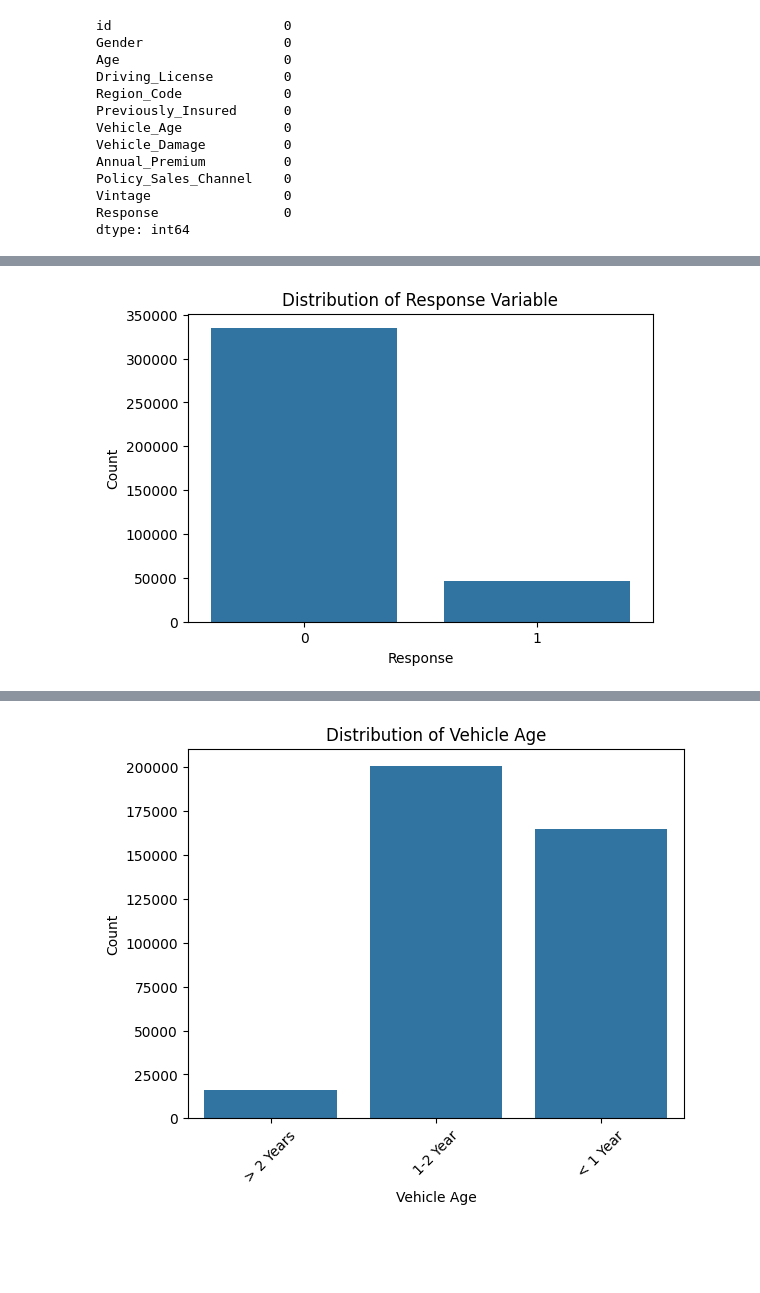
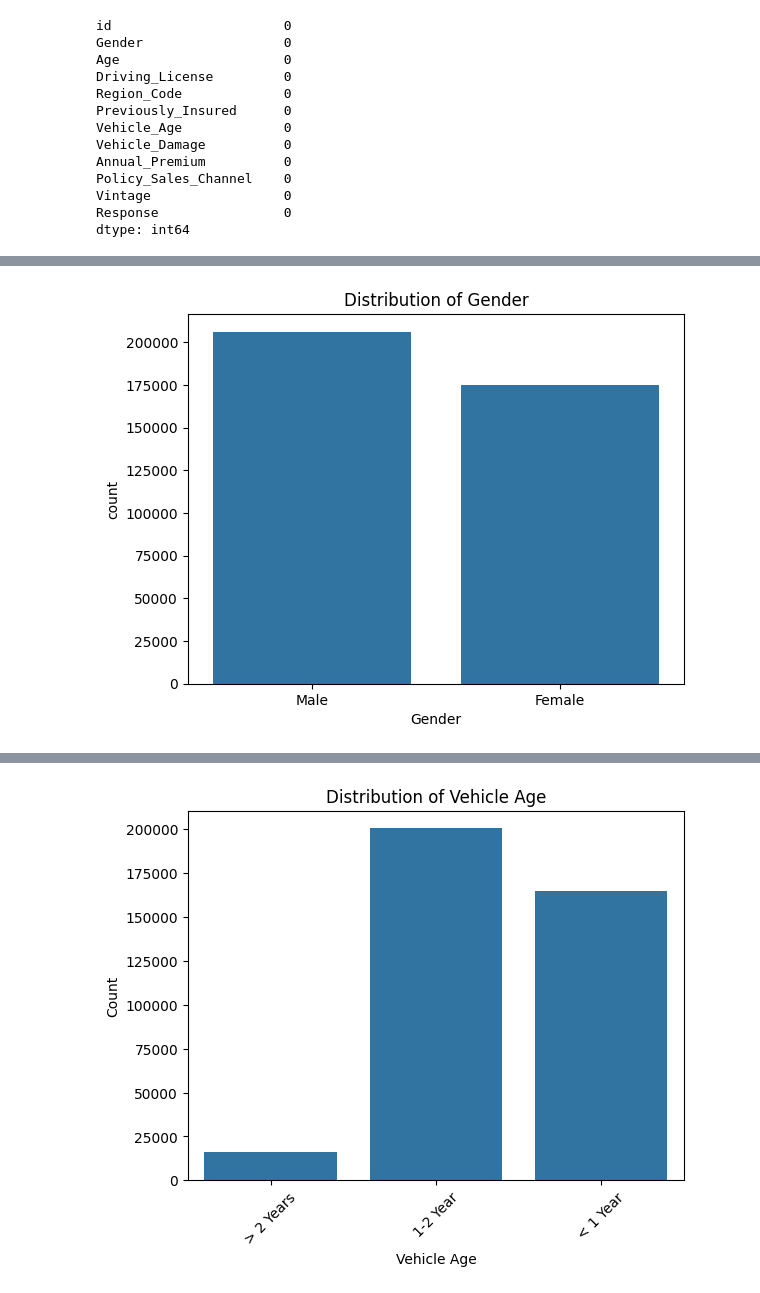
Before and after one commit to Youngboy01/vehicle-Insurance, a Jupyter notebook: notebooks/experimentation.ipynb, the cells around one changed output, grey strips where cells are left out. Saved outputs shown, nothing was run; the diff lists cells and outputs as text; code cells hidden in the pictures; blank space fills up the shorter version.

```diff
--- a/notebooks/experimentation.ipynb
+++ b/notebooks/experimentation.ipynb
@@ -83,9 +113,7 @@ oooo highly imbalanced dataset it is
 # %%
-plt.figure(figsize=(6, 4))
-sns.countplot(x="Response", data=df)
-plt.title("Distribution of Response Variable")
-plt.xlabel("Response")
-plt.ylabel("Count")
+# Gender distribution
+sns.countplot(x="Gender", data=df)
+plt.title("Distribution of Gender")
 plt.show()
 # %% [output]
-[figure, old version]
+[figure, new version]
```
Also changed, not shown: parts of 66 cells of this notebook, 1 other file.
